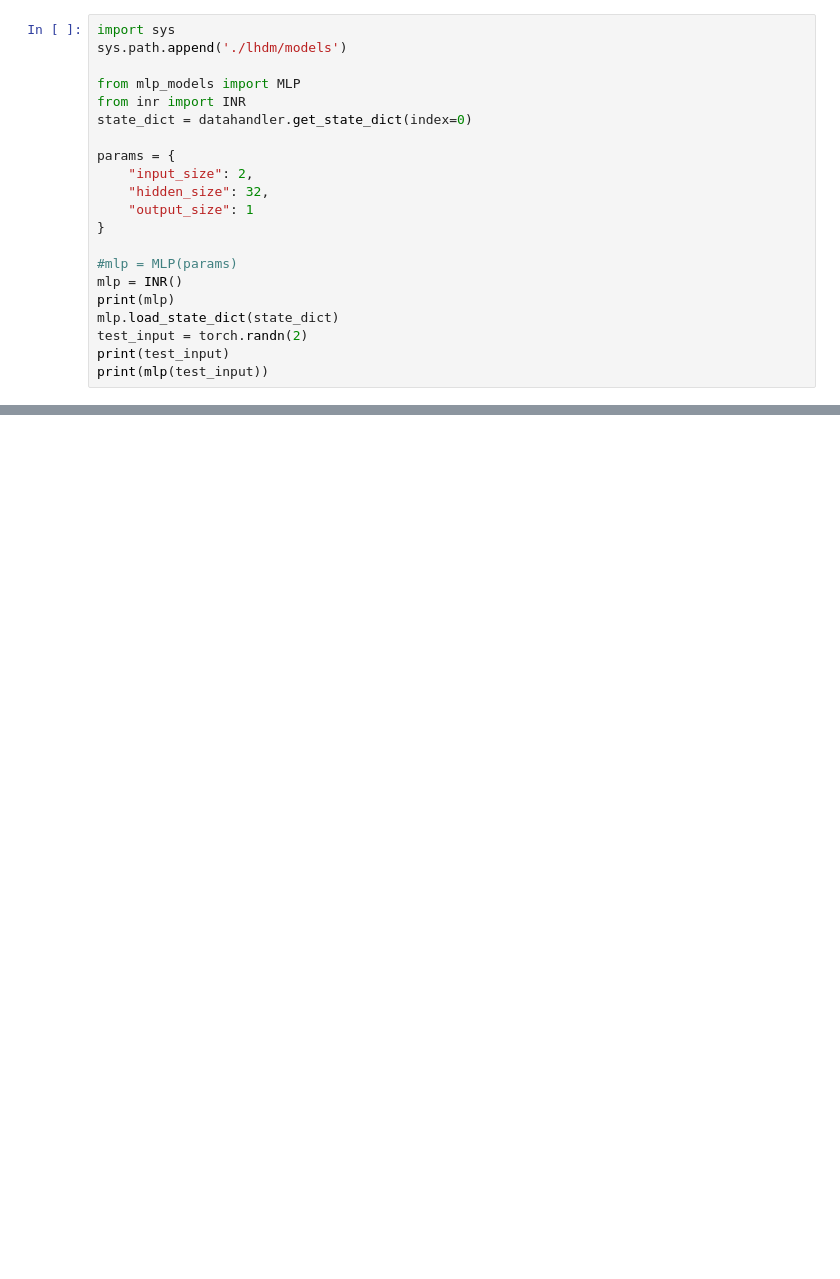
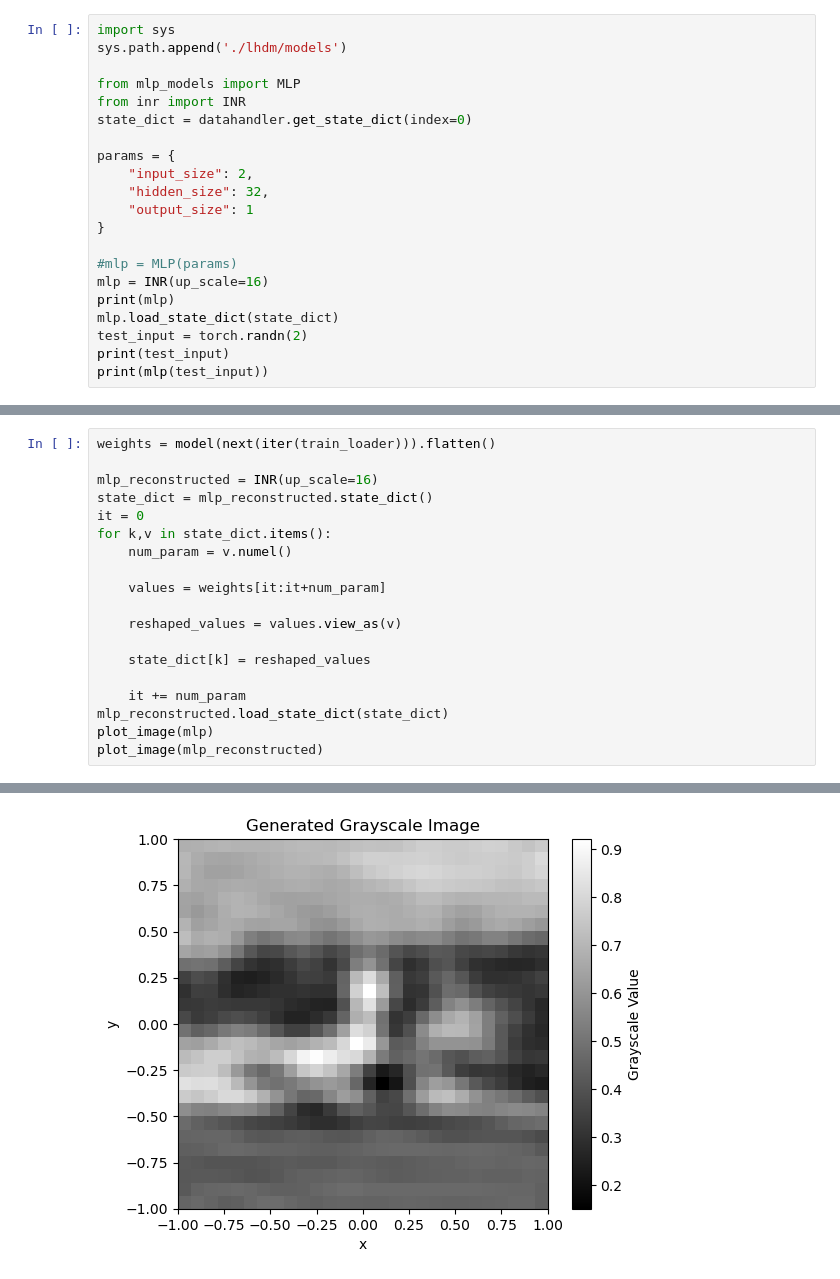
Before and after one commit to Ferdydh/Stable-HyperDiffusion, a Jupyter notebook: simon.ipynb, the cells around one changed output, grey strips where cells are left out. Drawn from its saved outputs; the diff is of its cells as text; blank space fills up the shorter version.

Commit message:
Visualize base-image and reconstructed image

```diff
--- a/simon.ipynb
+++ b/simon.ipynb
@@ -45,7 +47,7 @@ params = {
 }
 
 #mlp = MLP(params)
-mlp = INR()
+mlp = INR(up_scale=16)
 print(mlp)
 mlp.load_state_dict(state_dict)
 test_input = torch.randn(2)
@@ -132,0 +134,20 @@ View run at https://wandb.ai/simon-blessmann-technical-university-of-munich/ligh
+# %%
+weights = model(next(iter(train_loader))).flatten()
+
+mlp_reconstructed = INR(up_scale=16)
+state_dict = mlp_reconstructed.state_dict()
+it = 0
+for k,v in state_dict.items():
+    num_param = v.numel()
+
+    values = weights[it:it+num_param]
+
+    reshaped_values = values.view_as(v)
+
+    state_dict[k] = reshaped_values
+
+    it += num_param
+mlp_reconstructed.load_state_dict(state_dict)
+plot_image(mlp)
+plot_image(mlp_reconstructed)
+# %% [output]
@@ -132,0 +161 @@ View run at https://wandb.ai/simon-blessmann-technical-university-of-munich/ligh
+[figure, added]
```
Also changed, not shown: parts of 6 cells of this notebook.
